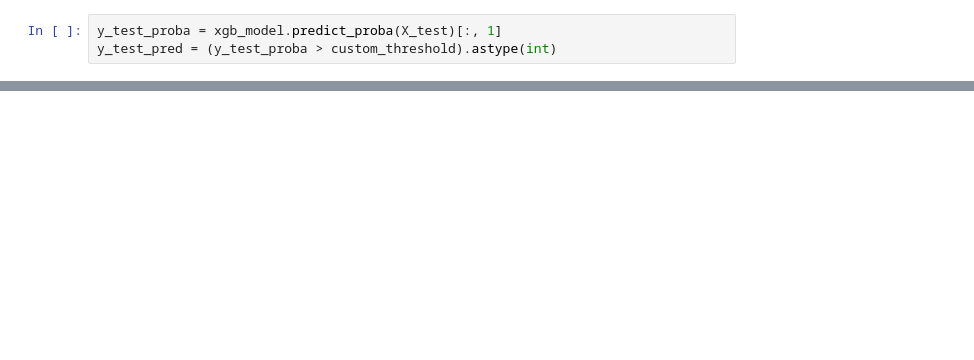
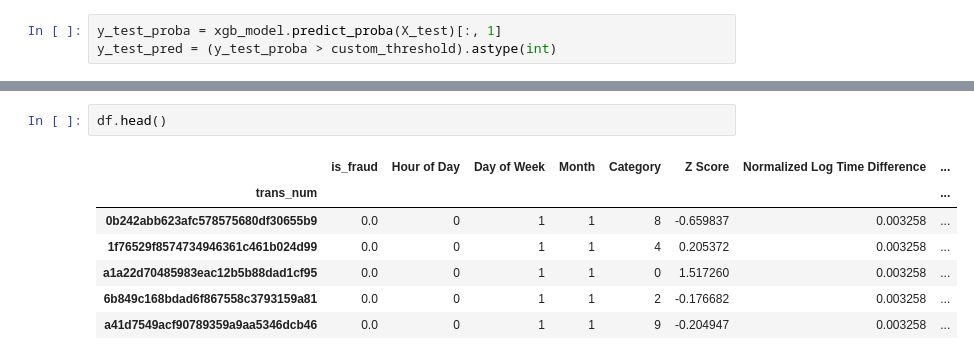
Before and after one commit to BananaKillr/Fraud-Detection-Project, a Jupyter notebook: Fraud Detection Using XGBoost.ipynb, the cells around one changed output, grey strips where cells are left out. Saved outputs shown, nothing was run; the diff lists cells and outputs as text; blank space fills up the shorter version.

```diff
--- a/Fraud Detection Using XGBoost.ipynb
+++ b/Fraud Detection Using XGBoost.ipynb
@@ -180,0 +361,10 @@ single_data_point = [[category_value, hour_of_day_value, day_of_week_value, mont
+# %%
+df.head()
+# %% [output]
+|  | is_fraud | Hour of Day | Day of Week | Month | Category | Z Score | Normalized Log Time Difference | ... |
+| trans_num |  |  |  |  |  |  |  | ... |
+| 0b242abb623afc578575680df30655b9 | 0.0 | 0 | 1 | 1 | 8 | -0.659837 | 0.003258 | ... |
+| 1f76529f8574734946361c461b024d99 | 0.0 | 0 | 1 | 1 | 4 | 0.205372 | 0.003258 | ... |
+| a1a22d70485983eac12b5b88dad1cf95 | 0.0 | 0 | 1 | 1 | 0 | 1.517260 | 0.003258 | ... |
+| 6b849c168bdad6f867558c3793159a81 | 0.0 | 0 | 1 | 1 | 2 | -0.176682 | 0.003258 | ... |
+| a41d7549acf90789359a9aa5346dcb46 | 0.0 | 0 | 1 | 1 | 9 | -0.204947 | 0.003258 | ... |
```
Also changed, not shown: parts of 13 cells of this notebook, 5 other files.
